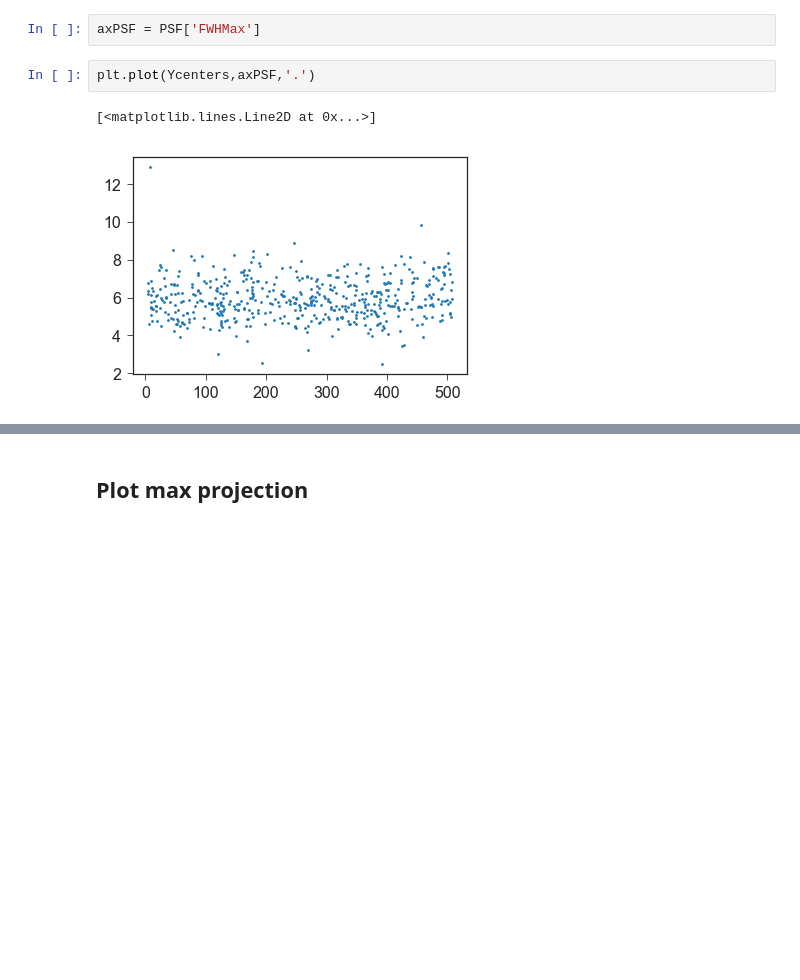
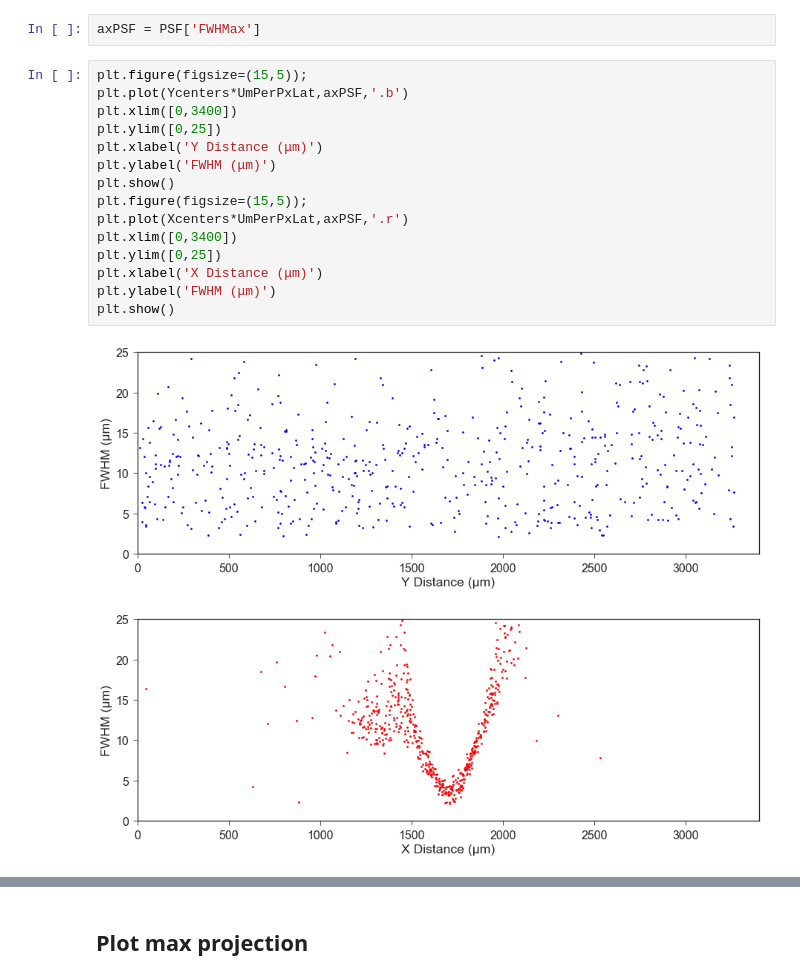
Before and after one commit to mesoSPIM/mesoSPIM-PSFanalysis, a Jupyter notebook: example-playground.ipynb, the cells around one changed output, grey strips where cells are left out. Saved outputs shown, nothing was run; the diff lists cells and outputs as text; blank space fills up the shorter version.

```diff
--- a/example-playground.ipynb
+++ b/example-playground.ipynb
@@ -172,8 +124,21 @@ Ycenters = centers[:,1]
 Xcenters = centers[:,2]
 # %%
 axPSF = PSF['FWHMax']
-# %%
-plt.plot(Ycenters,axPSF,'.')
-# %% [output]
-[<matplotlib.lines.Line2D at 0x...>]
-[figure, removed]
+# %%
+plt.figure(figsize=(15,5));
+plt.plot(Ycenters*UmPerPxLat,axPSF,'.b')
+plt.xlim([0,3400])
+plt.ylim([0,25])
+plt.xlabel('Y Distance (μm)')
+plt.ylabel('FWHM (μm)')
+plt.show()
+plt.figure(figsize=(15,5));
+plt.plot(Xcenters*UmPerPxLat,axPSF,'.r')
+plt.xlim([0,3400])
+plt.ylim([0,25])
+plt.xlabel('X Distance (μm)')
+plt.ylabel('FWHM (μm)')
+plt.show()
+# %% [output]
+[figure, added]
+[figure, added]
```
Also changed, not shown: parts of 27 cells of this notebook, 1 other file.
